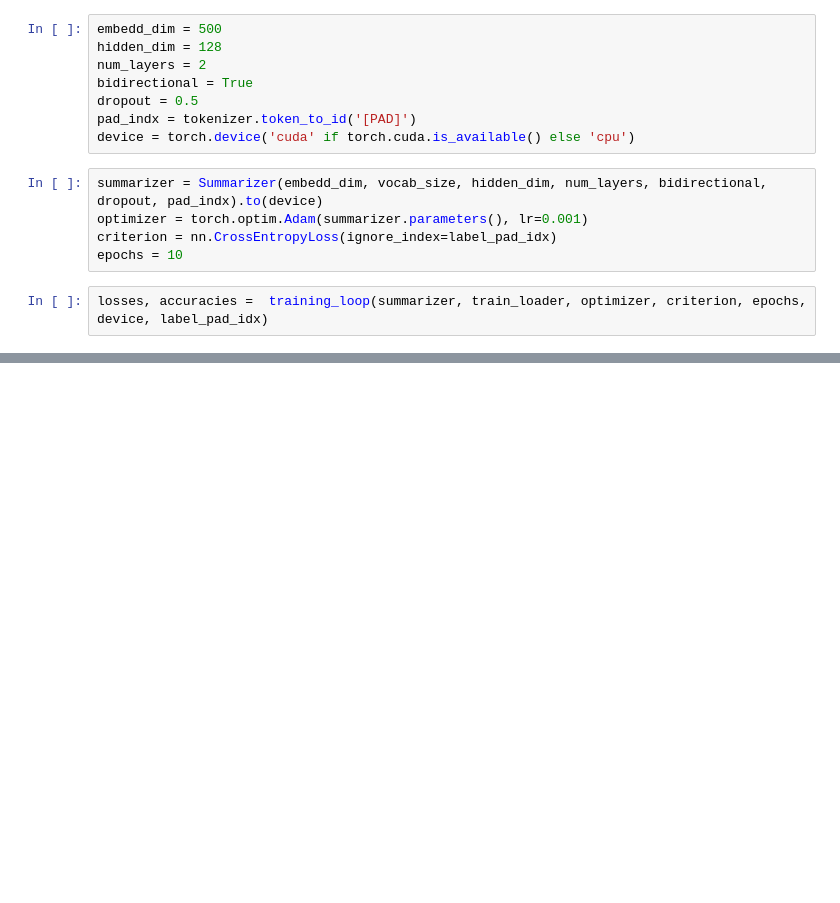
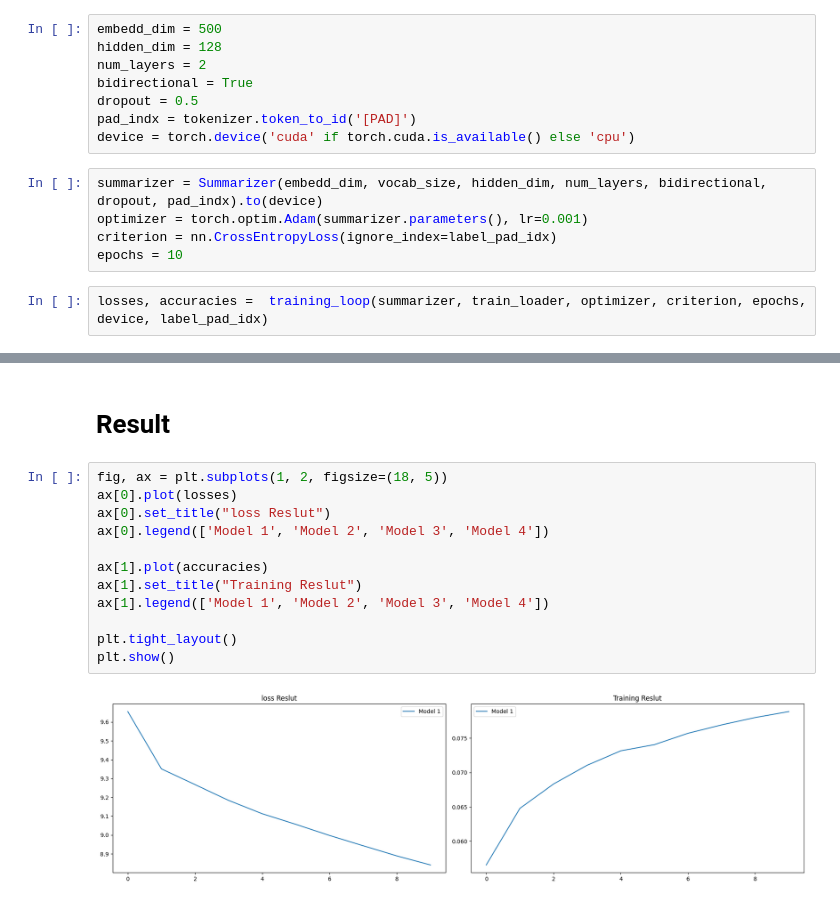
Before and after one commit to HeshamEL-Shreif/Summarization-with-LSTM, a Jupyter notebook: summarization-lstm.ipynb, the cells around one changed output, grey strips where cells are left out. Cells and saved outputs as stored; diff of their text form; blank space fills up the shorter version.

```diff
--- a/summarization-lstm.ipynb
+++ b/summarization-lstm.ipynb
@@ -309,0 +327,16 @@ accuracy = inference_loop(summarizer, test_loader, device)
+# %% [markdown]
+# Result
+# %%
+fig, ax = plt.subplots(1, 2, figsize=(18, 5))
+ax[0].plot(losses)
+ax[0].set_title("loss Reslut")
+ax[0].legend(['Model 1', 'Model 2', 'Model 3', 'Model 4'])
+
+ax[1].plot(accuracies)
+ax[1].set_title("Training Reslut")
+ax[1].legend(['Model 1', 'Model 2', 'Model 3', 'Model 4'])
+
+plt.tight_layout()
+plt.show()
+# %% [output]
+[figure, added]
```
Also changed, not shown: parts of 5 cells of this notebook, 2 other files.
